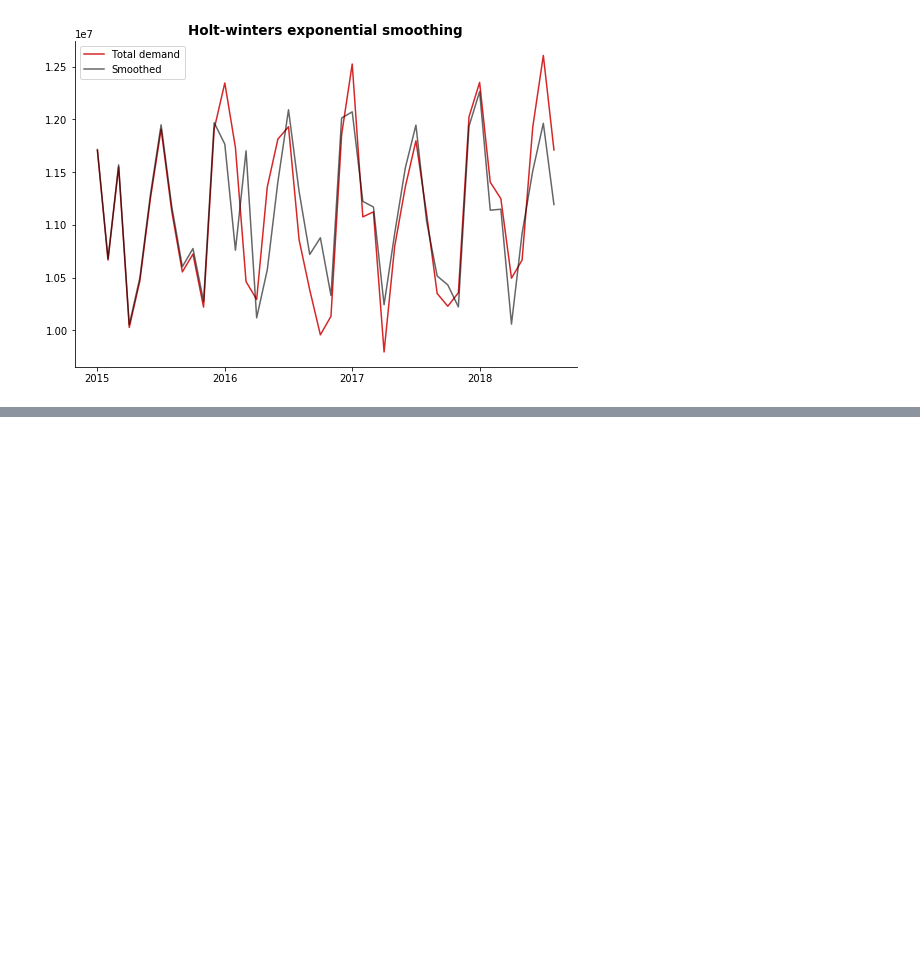
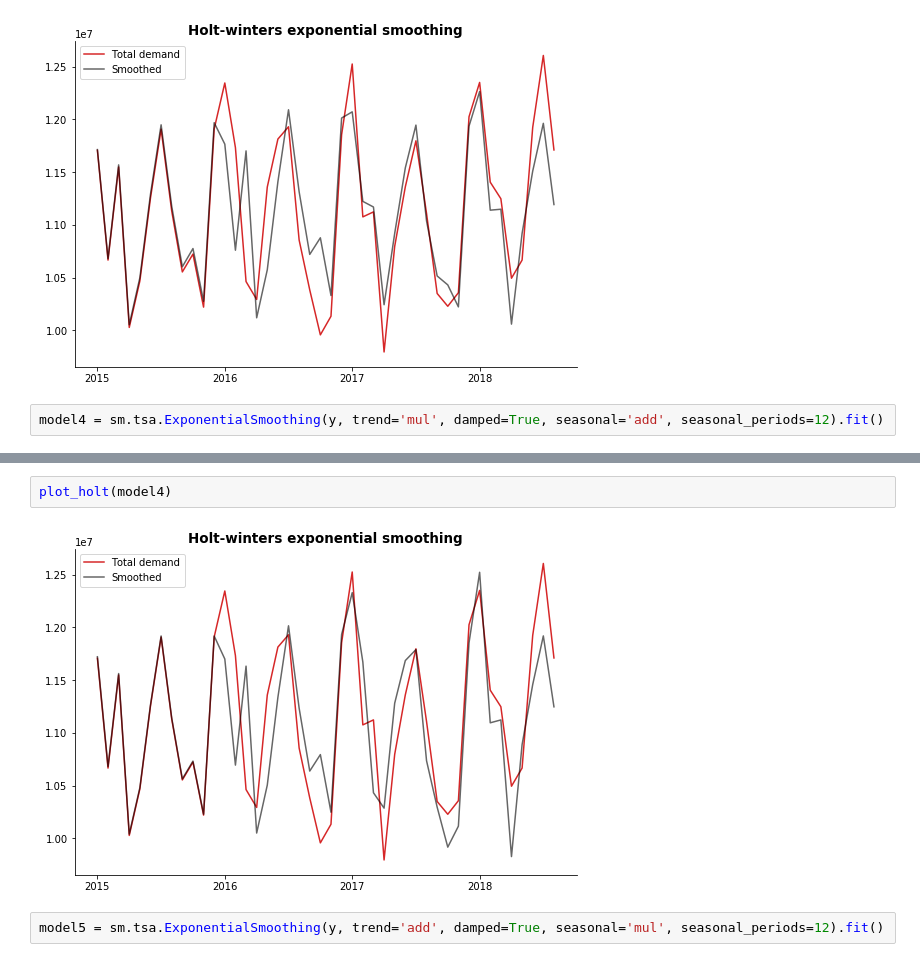
Before and after one commit to MauricioClerici/series-temporales-lab1, a Jupyter notebook: Lab2-Mauricio-Clerici.ipynb, the cells around one changed output, grey strips where cells are left out. Saved outputs shown, nothing was run; the diff lists cells and outputs as text; blank space fills up the shorter version.

```diff
--- a/Lab2-Mauricio-Clerici.ipynb
+++ b/Lab2-Mauricio-Clerici.ipynb
@@ -197,3 +197,5 @@ holt_winter_values(model3)
 plot_holt(model3)
 # %% [output]
 [figure]
+# %%
+model4 = sm.tsa.ExponentialSmoothing(y, trend='mul', damped=True, seasonal='add', seasonal_periods=12).fit()
@@ -199,0 +211,6 @@ plot_holt(model3)
+# %%
+plot_holt(model4)
+# %% [output]
+[figure, added]
+# %%
+model5 = sm.tsa.ExponentialSmoothing(y, trend='add', damped=True, seasonal='mul', seasonal_periods=12).fit()
```
Also changed, not shown: parts of 5 cells of this notebook.
